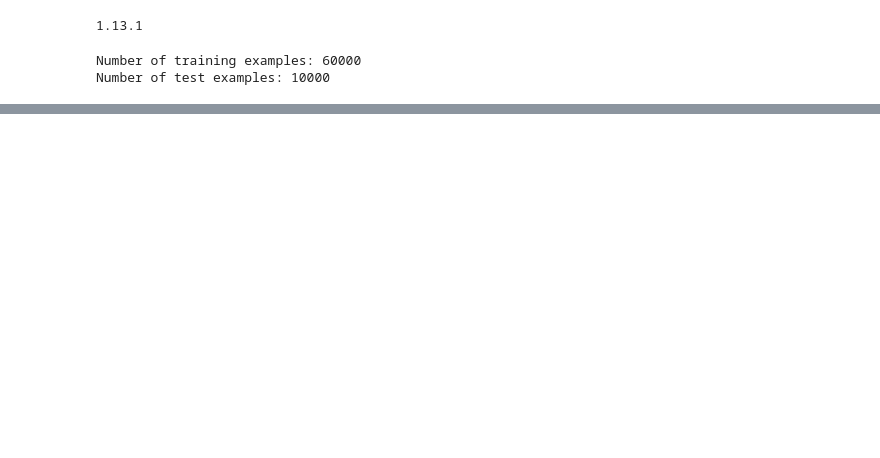
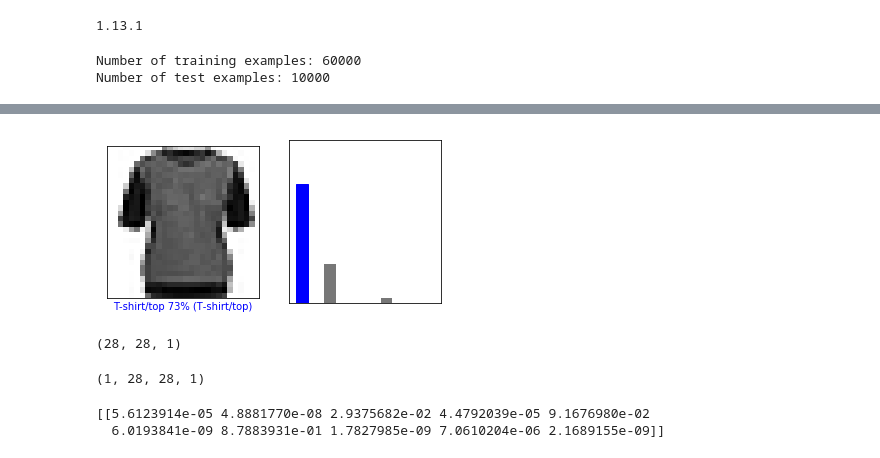
Before and after one commit to freison/TensorFlowFreeCourse, a Jupyter notebook: Classifying_Images_of_Clothing.ipynb, the cells around one changed output, grey strips where cells are left out. Cells and saved outputs as stored; diff of their text form; code cells hidden in the pictures; blank space fills up the shorter version.

```diff
--- a/Classifying_Images_of_Clothing.ipynb
+++ b/Classifying_Images_of_Clothing.ipynb
@@ -90,0 +205,9 @@ plt.show()
+# %%
+i = 12
+plt.figure(figsize=(6,3))
+plt.subplot(1,2,1)
+plot_image(i, predictions, test_labels, test_images)
+plt.subplot(1,2,2)
+plot_value_array(i, predictions,  test_labels)
+# %% [output]
+[figure, added]
@@ -90,0 +226,21 @@ plt.show()
+# %%
+# Grab an image from the test dataset
+img = test_images[0]
+
+print(img.shape)
+# %% [output]
+(28, 28, 1)
+# %%
+# Add the image to a batch where it's the only member.
+img = np.array([img])
+
+print(img.shape)
+# %% [output]
+(1, 28, 28, 1)
+# %%
+predictions_single = model.predict(img)
+
+print(predictions_single)
+# %% [output]
+[[5.6123914e-05 4.8881770e-08 2.9375682e-02 4.4792039e-05 9.1676980e-02
+  6.0193841e-09 8.7883931e-01 1.7827985e-09 7.0610204e-06 2.1689155e-09]]
```
Also changed, not shown: parts of 16 cells of this notebook.
